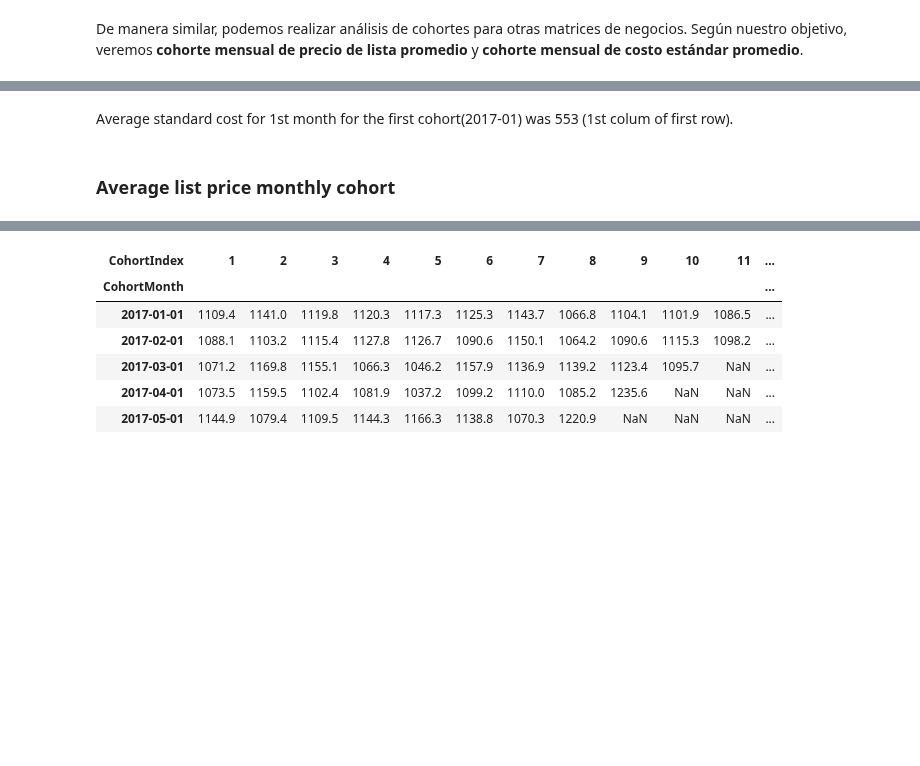
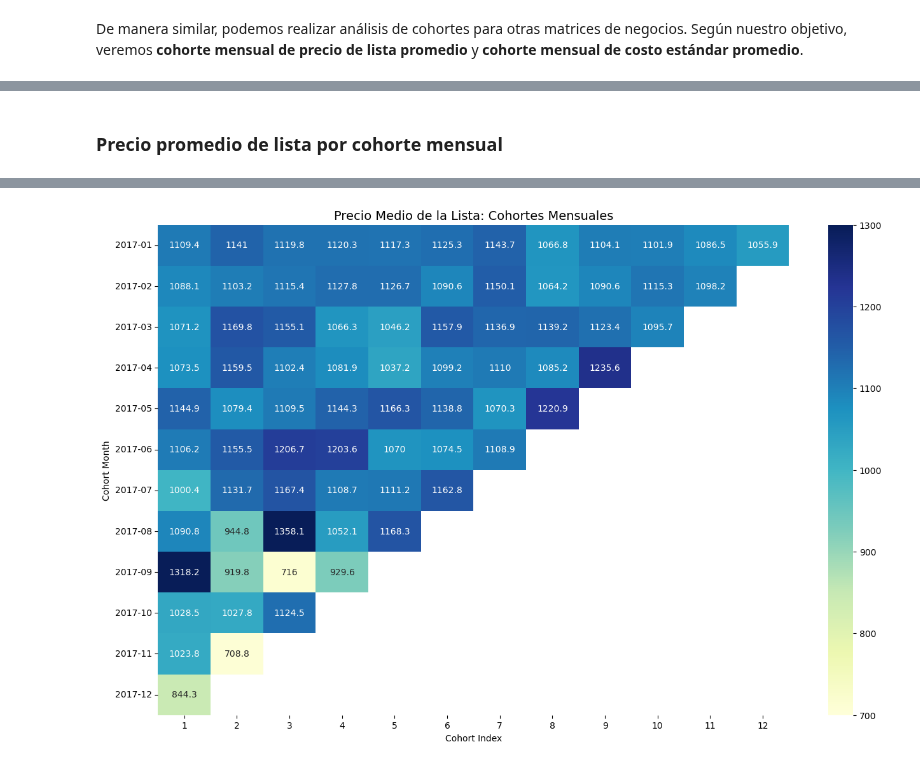
Before and after one commit to adrianmarino/cohorts, a Jupyter notebook: notebooks/example.ipynb, the cells around one changed output, grey strips where cells are left out. Drawn from its saved outputs; the diff is of its cells as text; code cells hidden in the pictures; blank space fills up the shorter version.

```diff
--- a/notebooks/example.ipynb
+++ b/notebooks/example.ipynb
@@ -393,31 +382,31 @@ plot_cohorts(
-# %% [markdown]
-Average standard cost for 1st month for the first cohort(2017-01) was 553 (1st colum of first row).
-# %% [markdown]
-### Average list price monthly cohort
+# %% [markdown]
+### Precio promedio de lista por cohorte mensual
 # %%
 # Create a groupby object and pass the monthly cohort and cohort index as a list
 grouping = transaction_df.groupby(['CohortMonth', 'CohortIndex'])
 
 # Calculate the average of the list price column
 cohort_data = grouping['list_price'].mean()
 
 # Reset the index of cohort_data before pivot
 cohort_data = cohort_data.reset_index()
 
 # Create a pivot
 average_list = cohort_data.pivot(index='CohortMonth',
                                   columns='CohortIndex',
                                   values='list_price')
 
 average_list_cost = average_list.round(1)
 
-average_list_cost.head()
+average_list_cost.index = average_list_cost.index.strftime('%Y-%m')
+
+plot_cohorts(
+    average_list_cost,
+    'Precio Medio de la Lista: Cohortes Mensuales',
+    fmt  = 'g',
+    vmin = 700,
+    vmax = 1300,
+)
 # %% [output]
 [interactive output not drawn]
-| CohortIndex | 1 | 2 | 3 | 4 | 5 | 6 | 7 | 8 | 9 | 10 | 11 | ... |
-| CohortMonth |  |  |  |  |  |  |  |  |  |  |  | ... |
-| 2017-01-01 | 1109.4 | 1141.0 | 1119.8 | 1120.3 | 1117.3 | 1125.3 | 1143.7 | 1066.8 | 1104.1 | 1101.9 | 1086.5 | ... |
-| 2017-02-01 | 1088.1 | 1103.2 | 1115.4 | 1127.8 | 1126.7 | 1090.6 | 1150.1 | 1064.2 | 1090.6 | 1115.3 | 1098.2 | ... |
-| 2017-03-01 | 1071.2 | 1169.8 | 1155.1 | 1066.3 | 1046.2 | 1157.9 | 1136.9 | 1139.2 | 1123.4 | 1095.7 | NaN | ... |
-| 2017-04-01 | 1073.5 | 1159.5 | 1102.4 | 1081.9 | 1037.2 | 1099.2 | 1110.0 | 1085.2 | 1235.6 | NaN | NaN | ... |
-| 2017-05-01 | 1144.9 | 1079.4 | 1109.5 | 1144.3 | 1166.3 | 1138.8 | 1070.3 | 1220.9 | NaN | NaN | NaN | ... |
+[figure, added]
```
Also changed, not shown: parts of 12 cells of this notebook.
